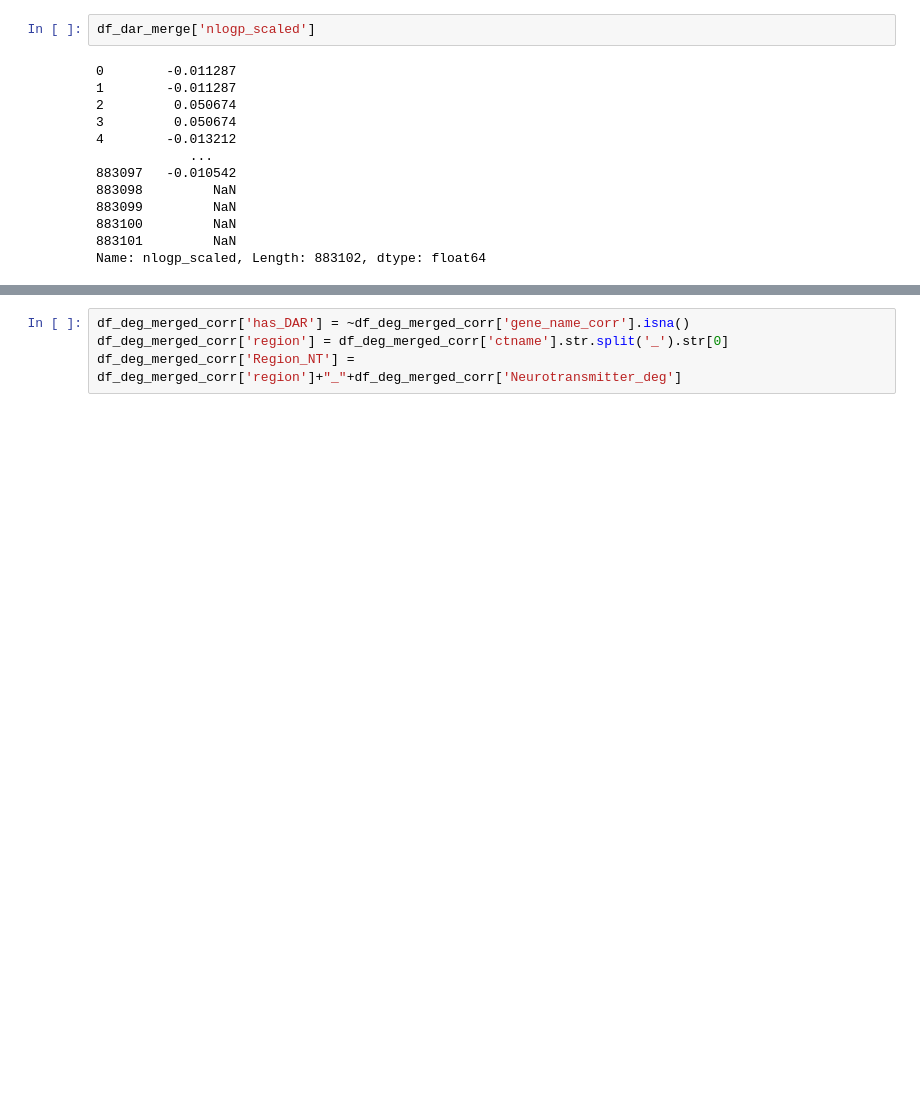
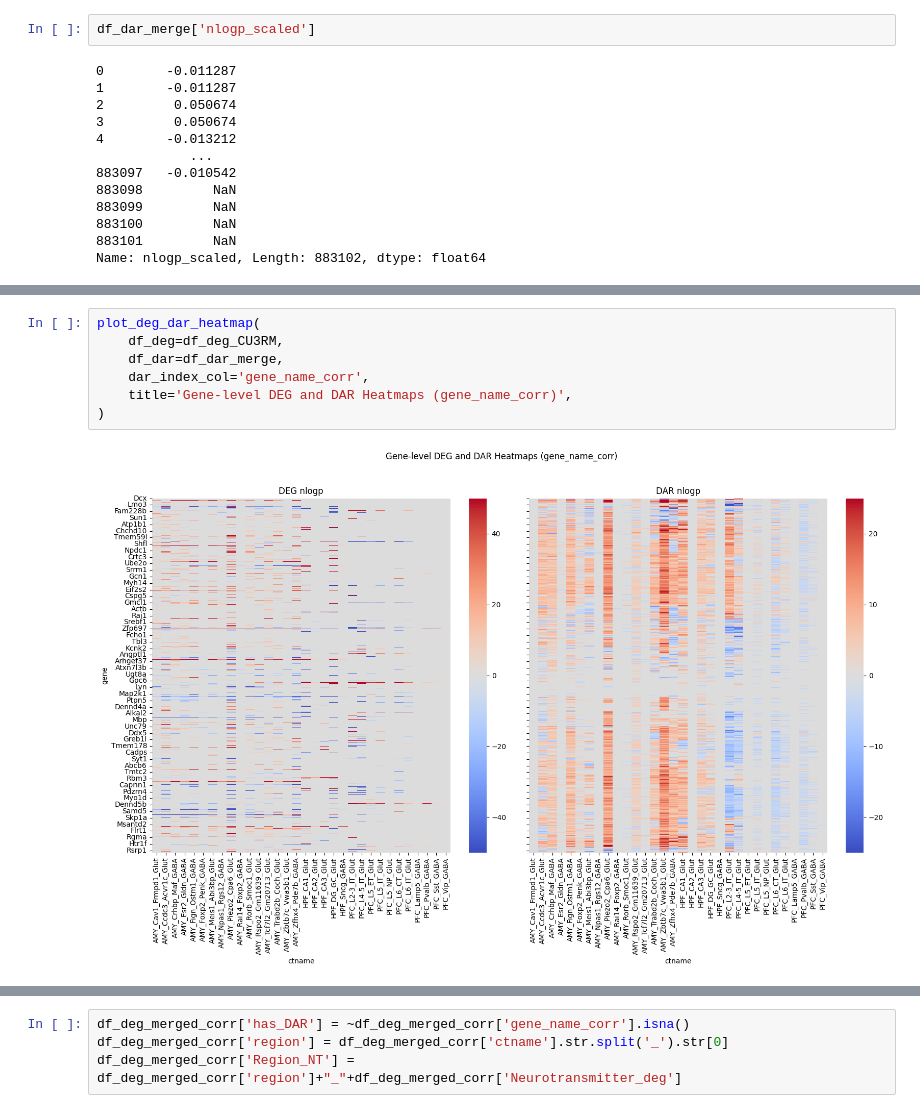
Before and after one commit to juychen/scmmd, a Jupyter notebook: 15peak_gene_link.ipynb, the cells around one changed output, grey strips where cells are left out. Saved outputs shown, nothing was run; the diff lists cells and outputs as text; blank space fills up the shorter version.

```diff
--- a/15peak_gene_link.ipynb
+++ b/15peak_gene_link.ipynb
@@ -185,3 +267,12 @@ plt.tight_layout()
+# %%
+plot_deg_dar_heatmap(
+    df_deg=df_deg_CU3RM,
+    df_dar=df_dar_merge,
+    dar_index_col='gene_name_corr',
+    title='Gene-level DEG and DAR Heatmaps (gene_name_corr)',
+)
+# %% [output]
+[figure, added]
 # %%
 df_deg_merged
 # %% [output]
```
Also changed, not shown: parts of 7 cells of this notebook, 3 other files.
